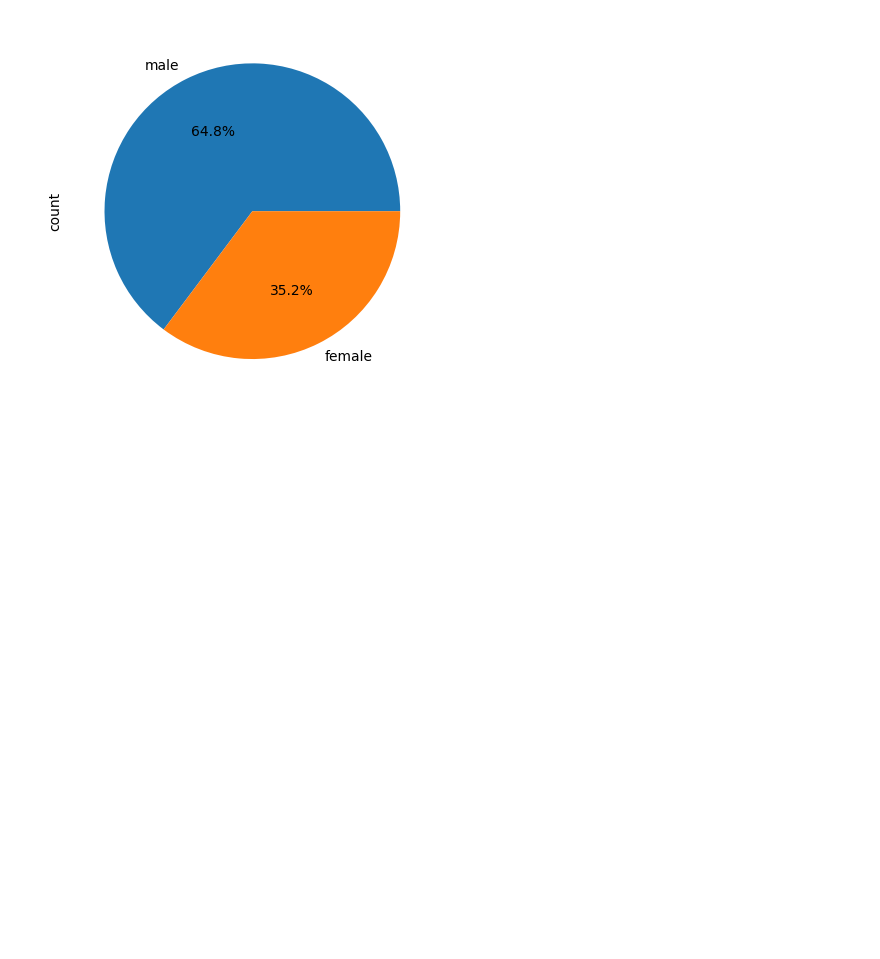
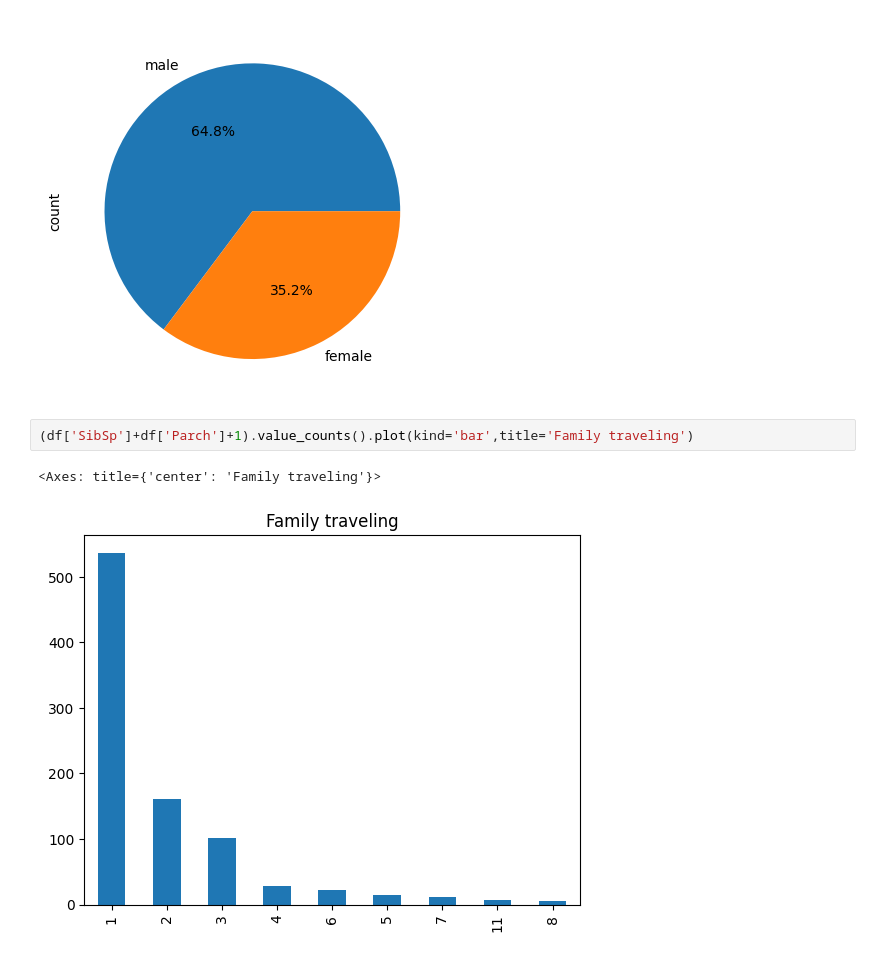
Before and after one commit to pythoxb0/Google-collab-word, a Jupyter notebook: 20oct.ipynb, the cells around one changed output. Drawn from its saved outputs; the diff is of its cells as text; blank space fills up the shorter version.

```diff
--- a/20oct.ipynb
+++ b/20oct.ipynb
@@ -109,3 +109,8 @@ df['Sex'].value_counts().plot(kind='pie',autopct='%0.1f%%')
 # %% [output]
 <Axes: ylabel='count'>
 [figure]
+# %%
+(df['SibSp']+df['Parch']+1).value_counts().plot(kind='bar',title='Family traveling')
+# %% [output]
+<Axes: title={'center': 'Family traveling'}>
+[figure, added]
```
